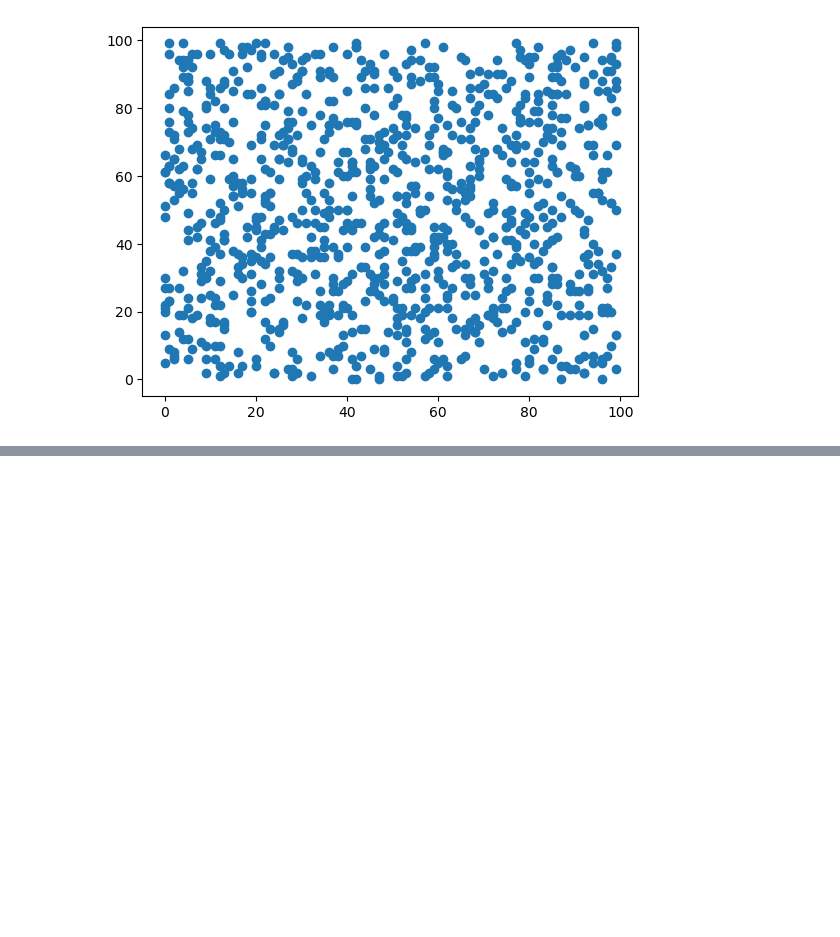
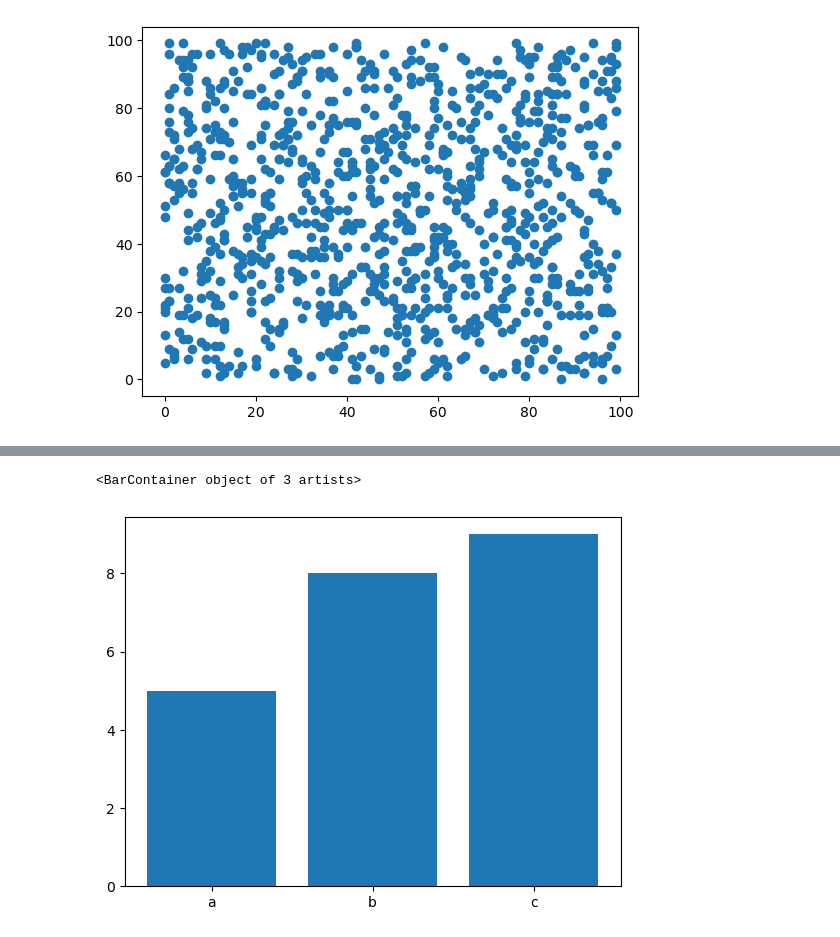
Before and after one commit to aswin4147/DS-LAB, a Jupyter notebook: Exercise3.ipynb, the cells around one changed output, grey strips where cells are left out. Saved outputs shown, nothing was run; the diff lists cells and outputs as text; code cells hidden in the pictures; blank space fills up the shorter version.

```diff
--- a/Exercise3.ipynb
+++ b/Exercise3.ipynb
@@ -19,0 +66,7 @@ plt.show()
+# %%
+x = np.array(['a', 'b', 'c'])
+y = np.array([5,8,9])
+plt.bar(x,y)
+# %% [output]
+<BarContainer object of 3 artists>
+[figure, added]
```
Also changed, not shown: parts of 4 cells of this notebook.
